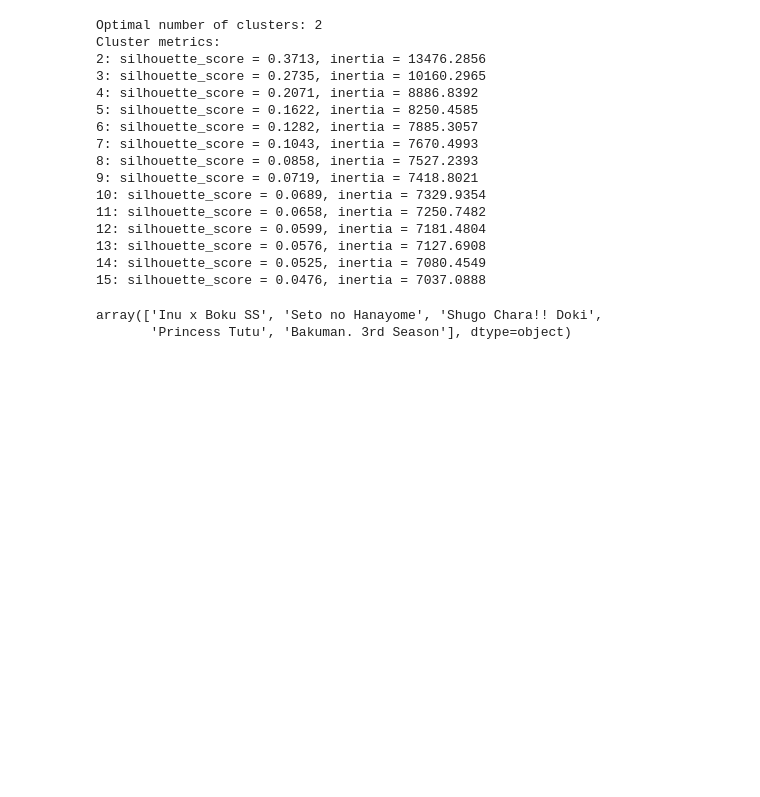
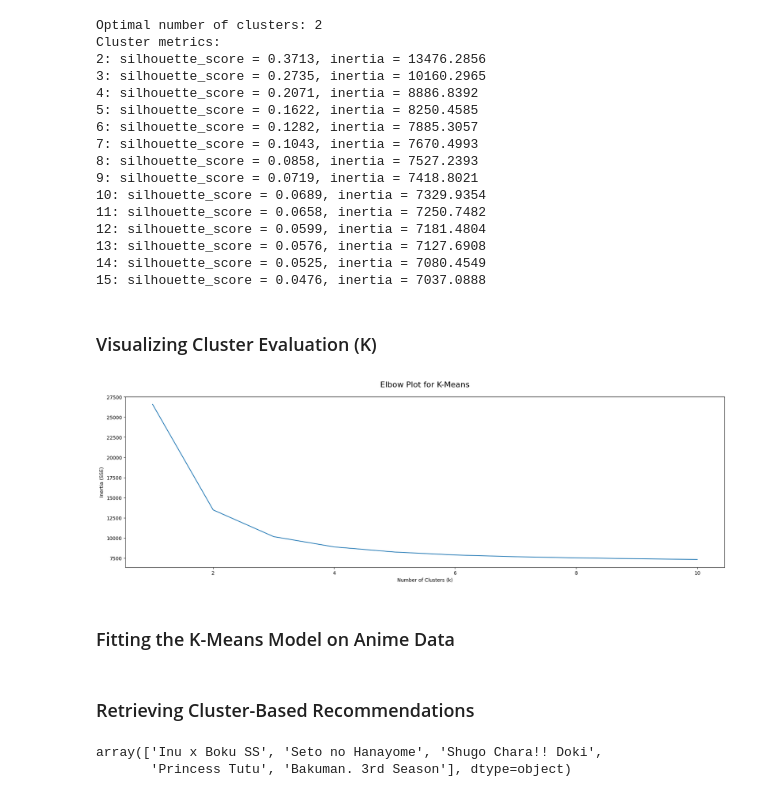
Before and after one commit to pandey-rakshit/Hybrid-Recommendation-System, a Jupyter notebook: notebooks/recommender.ipynb, the cells around one changed output. Saved outputs shown, nothing was run; the diff lists cells and outputs as text; code cells hidden in the pictures; blank space fills up the shorter version.

```diff
--- a/notebooks/recommender.ipynb
+++ b/notebooks/recommender.ipynb
@@ -822,10 +949,23 @@ Cluster metrics:
 13: silhouette_score = 0.0576, inertia = 7127.6908
 14: silhouette_score = 0.0525, inertia = 7080.4549
 15: silhouette_score = 0.0476, inertia = 7037.0888
+# %% [markdown]
+### Visualizing Cluster Evaluation (K)
+# %%
+chart_obj = get_elbow_chart_obj(an_combined_matrix)
+# %%
+visualize_chart(chart_obj, 1, 1)
+plt.show()
+# %% [output]
+[figure, added]
+# %% [markdown]
+### Fitting the K-Means Model on Anime Data
 # %%
 kmeans_anime = KMeans(n_clusters=best_k, random_state=42, n_init=10)
 an_labels = kmeans_anime.fit_predict(an_combined_matrix)
 anime_df1["cluster_label"] = an_labels
+# %% [markdown]
+### Retrieving Cluster-Based Recommendations
 # %%
 target_anime = "Vampire Hunter"  # Must match exactly a title in movies_df
 cluster_suggestions = cluster_recommender(
```
Also changed, not shown: parts of 60 cells of this notebook.
